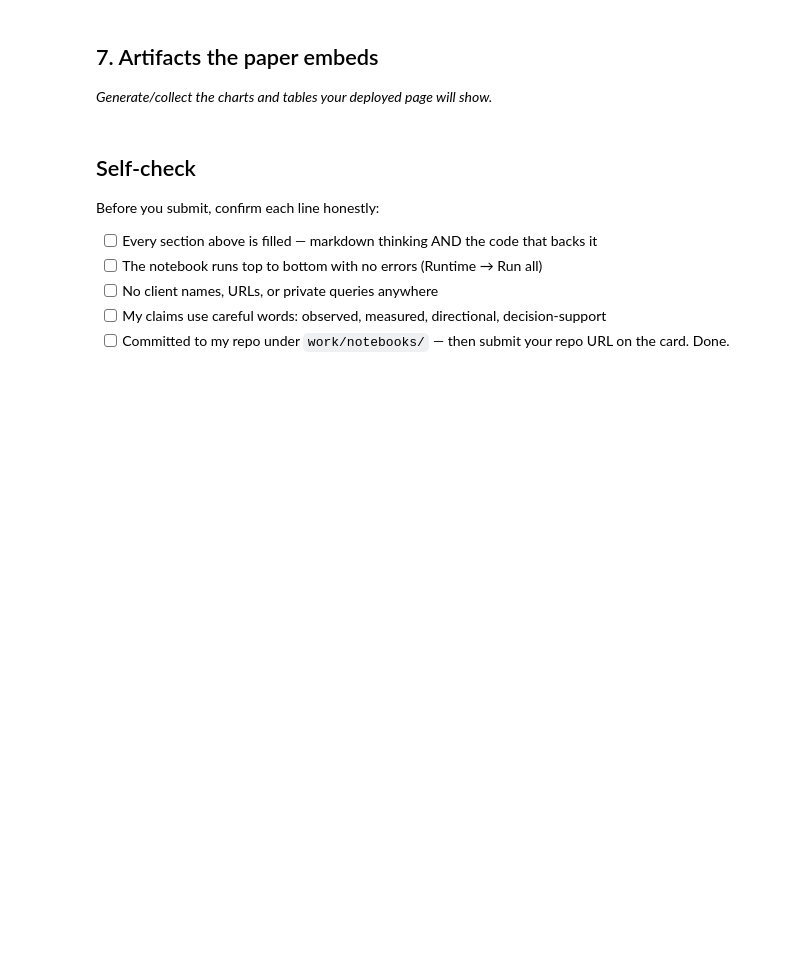
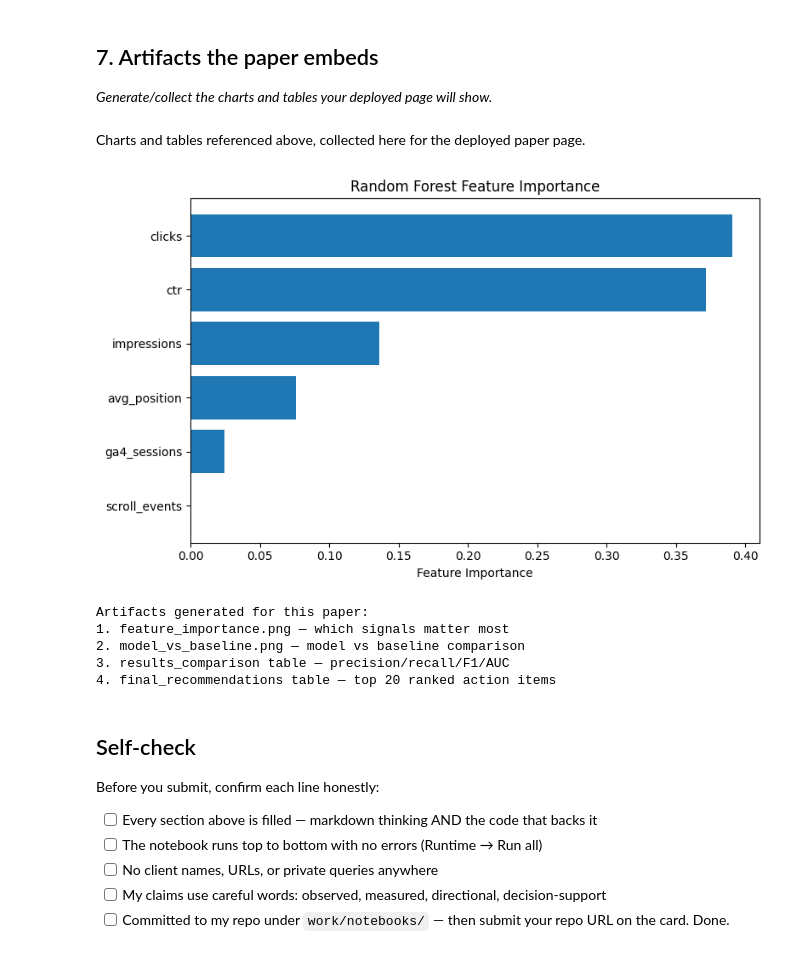
Before and after one commit to ShardhaBatra/flyrank-ml-internship, a Jupyter notebook: work/notebooks/capstone.ipynb, the cells around one changed output. Saved outputs shown, nothing was run; the diff lists cells and outputs as text; code cells hidden in the pictures; blank space fills up the shorter version.

```diff
--- a/work/notebooks/capstone.ipynb
+++ b/work/notebooks/capstone.ipynb
@@ -1085,6 +1155,39 @@ hello
 ## 7. Artifacts the paper embeds
 
 *Generate/collect the charts and tables your deployed page will show.*
+# %% [markdown]
+
+Charts and tables referenced above, collected here for the deployed paper page.
+# %%
+import matplotlib.pyplot as plt
+
+importance = pd.DataFrame({
+    "feature": X.columns,
+    "importance": model.feature_importances_
+}).sort_values("importance", ascending=False)
+
+plt.figure(figsize=(8, 5))
+plt.barh(importance["feature"], importance["importance"])
+plt.xlabel("Feature Importance")
+plt.title("Random Forest Feature Importance")
+plt.gca().invert_yaxis()
+plt.tight_layout()
+plt.savefig("feature_importance.png", dpi=150, bbox_inches="tight")
+plt.show()
+# %% [output]
+[figure, added]
+# %%
+print("Artifacts generated for this paper:")
+print("1. feature_importance.png — which signals matter most")
+print("2. model_vs_baseline.png — model vs baseline comparison")
+print("3. results_comparison table — precision/recall/F1/AUC")
+print("4. final_recommendations table — top 20 ranked action items")
+# %% [output]
+Artifacts generated for this paper:
+1. feature_importance.png — which signals matter most
+2. model_vs_baseline.png — model vs baseline comparison
+3. results_comparison table — precision/recall/F1/AUC
+4. final_recommendations table — top 20 ranked action items
 # %% [markdown]
 ## Self-check
 
```
Also changed, not shown: parts of 29 cells of this notebook.
